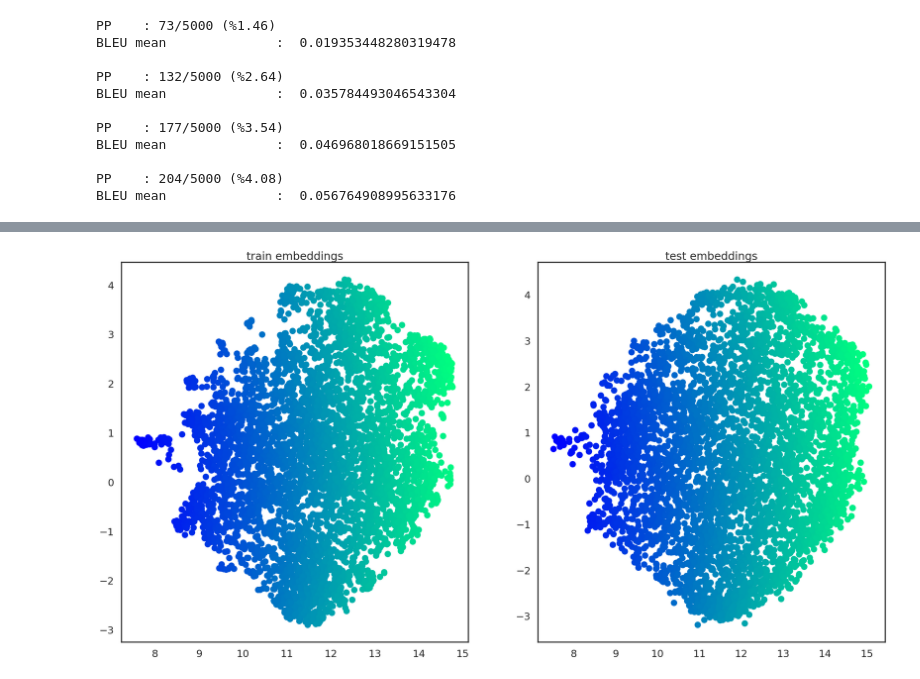
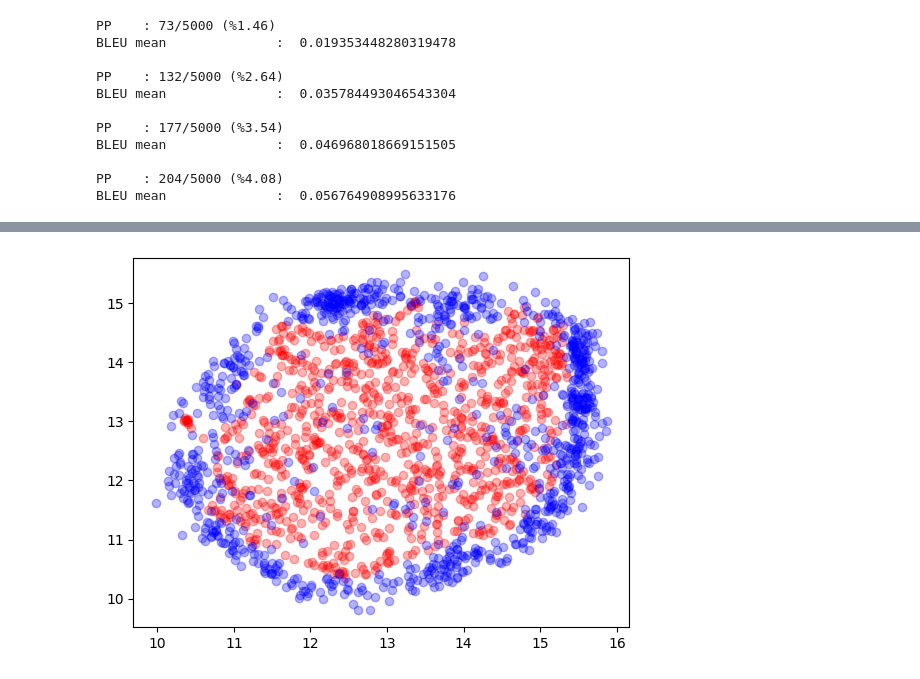
Before and after one commit to kae1dy/NLPCodeReview, a Jupyter notebook: main.ipynb, the cells around one changed output, grey strips where cells are left out. Drawn from its saved outputs; the diff is of its cells as text; code cells hidden in the pictures.

```diff
--- a/main.ipynb
+++ b/main.ipynb
@@ -200,33 +315,32 @@ BLEU mean              :  0.056764908995633176
 # %%
 import numpy as np
 import matplotlib.pyplot as plt
 from mpl_toolkits.mplot3d import Axes3D
 import seaborn as sns
 import pandas as pd
 import umap.umap_ as umap
-
+import umap.plot
 from datasets import load_from_disk
 
 %matplotlib inline
 
 train = load_from_disk('./train')
 test = load_from_disk('./test')
-train, test
+# train, test
 
-num_vector = 5000
+num_vector = 1000
 
-fit = umap.UMAP()
+fit = umap.UMAP(
+    n_neighbors=25,
+    min_dist=0.0,
+    metric='cosine',
+)
 umap_train = fit.fit_transform(train.shuffle(seed=42)["embedding"][:num_vector])
 umap_test = fit.transform(test.shuffle(seed=42)["embedding"][:num_vector])
 
-fig, axs = plt.subplots(nrows=1, ncols=2)
+plt.scatter(umap_train[:,0], umap_train[:,1], c='red', alpha=0.3)
+plt.scatter(umap_test[:,0], umap_test[:,1], c='blue', alpha=0.3)
 
-axs[0].set_title('train embeddings')
-axs[1].set_title('test embeddings')
-
-axs[0].scatter(umap_train[:,0], umap_train[:,1], c=np.sqrt(umap_train[:,0] ** 2 + umap_train[:,1] ** 2), cmap='winter')
-axs[1].scatter(umap_test[:,0], umap_test[:,1], c=np.sqrt(umap_test[:,0] ** 2 + umap_test[:,1] ** 2), cmap='winter')
-
-plt.savefig('./graph_apart.png')
+plt.savefig('./graph_togeth.png')
 # %% [output]
-[figure, old version]
+[figure, new version]
```
Also changed, not shown: parts of 4 cells of this notebook.
